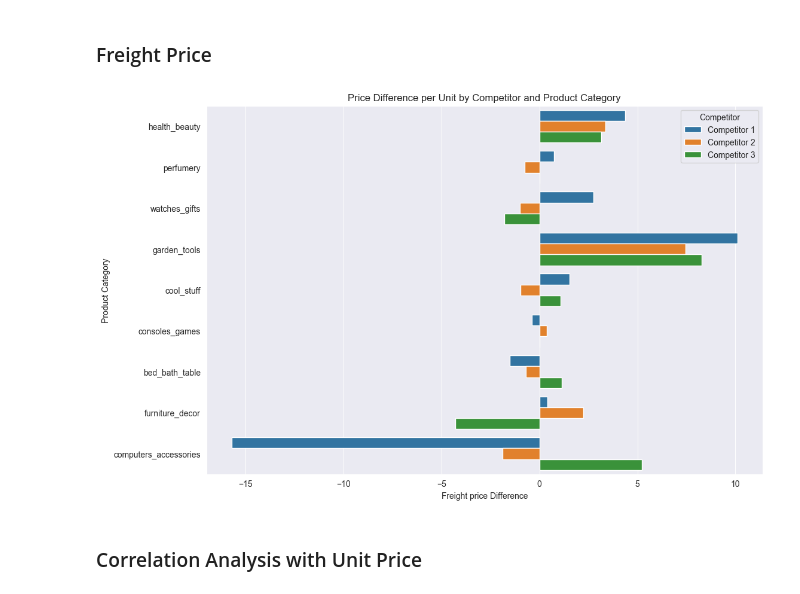
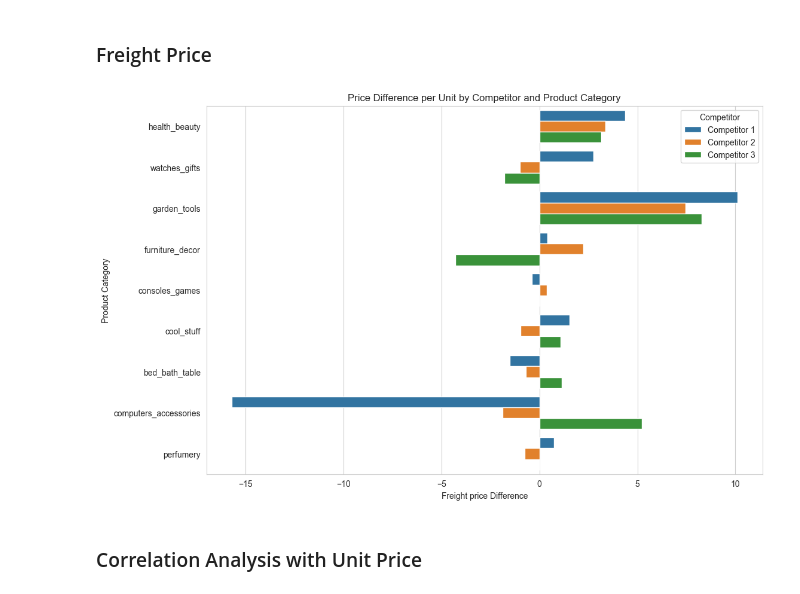
Before and after one commit to lggvu/BA-Project, a Jupyter notebook: eda/retail-price-optimization.ipynb, the cells around one changed output. Cells and saved outputs as stored; diff of their text form; code cells hidden in the pictures.

```diff
--- a/eda/retail-price-optimization.ipynb
+++ b/eda/retail-price-optimization.ipynb
@@ -297,6 +297,7 @@ As mentioned previously, competitor analysis is quite essential. Therefore, we c
 # %% [markdown]
 ### Price
 # %%
+sns.set_style("whitegrid")
 df['comp1_diff'] = df['unit_price'] - df['comp_1']
 df['comp2_diff'] = df['unit_price'] - df['comp_2']
 df['comp3_diff'] = df['unit_price'] - df['comp_3']
@@ -306,7 +307,7 @@ df_melted = pd.melt(df, id_vars=['product_category_name'], value_vars=['comp1_di
 
 # Create a grouped bar chart using seaborn
 plt.figure(figsize=(12, 8))
-sns.barplot(x='Price Difference', y='product_category_name', hue='Competitor', data=df_melted, errorbar=None, order=df.groupby('product_category_name').comp1_diff.mean().sort_values(ascending=False).index)
+sns.barplot(x='Price Difference', y='product_category_name', hue='Competitor', data=df_melted, errorbar=None, order=df.groupby('product_category_name').comp2_diff.mean().sort_values(ascending=False).index)
 
 # Set plot title and axis labels
 plt.title('Price Difference per Unit by Competitor and Product Category')
@@ -356,30 +424,30 @@ plt.show()
 # %%
 df['fp1_diff'] = df['freight_price'] - df['fp1']
 df['fp2_diff'] = df['freight_price'] - df['fp2']
 df['fp3_diff'] = df['freight_price'] - df['fp3']
 
 # Melt the DataFrame to long format for easier plotting
 df_melted = pd.melt(df, id_vars=['product_category_name'], value_vars=['fp1_diff', 'fp2_diff', 'fp3_diff'], var_name='Competitor', value_name='Freight price Difference')
 
 # Create a grouped bar chart using seaborn
 plt.figure(figsize=(12, 8))
-sns.barplot(x='Freight price Difference', y='product_category_name', hue='Competitor', data=df_melted, errorbar=None, order=df.groupby('product_category_name').comp1_diff.mean().sort_values(ascending=False).index)
+sns.barplot(x='Freight price Difference', y='product_category_name', hue='Competitor', data=df_melted, errorbar=None, order=df.groupby('product_category_name').comp2_diff.mean().sort_values(ascending=False).index)
 
 # Set plot title and axis labels
 plt.title('Price Difference per Unit by Competitor and Product Category')
 plt.xlabel('Freight price Difference')
 plt.ylabel('Product Category')
 
 # Show the legend
 plt.legend(title='Competitor',labels=['Competitor 1', 'Competitor 2', 'Competitor 3'])
 
 # Save the combined figure
 plt.savefig('grouped_freight_price_difference_per_unit.png')
 
 # Show the plot
 plt.show()
 # %% [output]
-[figure, old version]
+[figure, new version]
 # %% [markdown]
 ### Correlation Analysis with Unit Price
 # %% [markdown]
```
Also changed, not shown: parts of 5 cells of this notebook, 26 other files.
